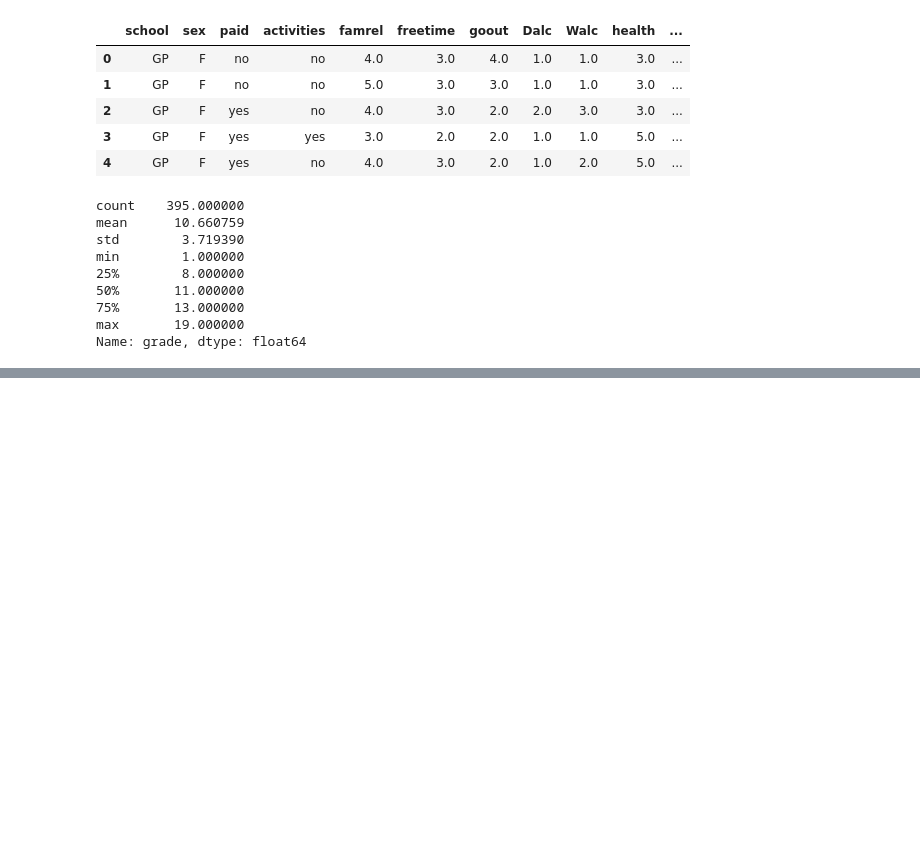
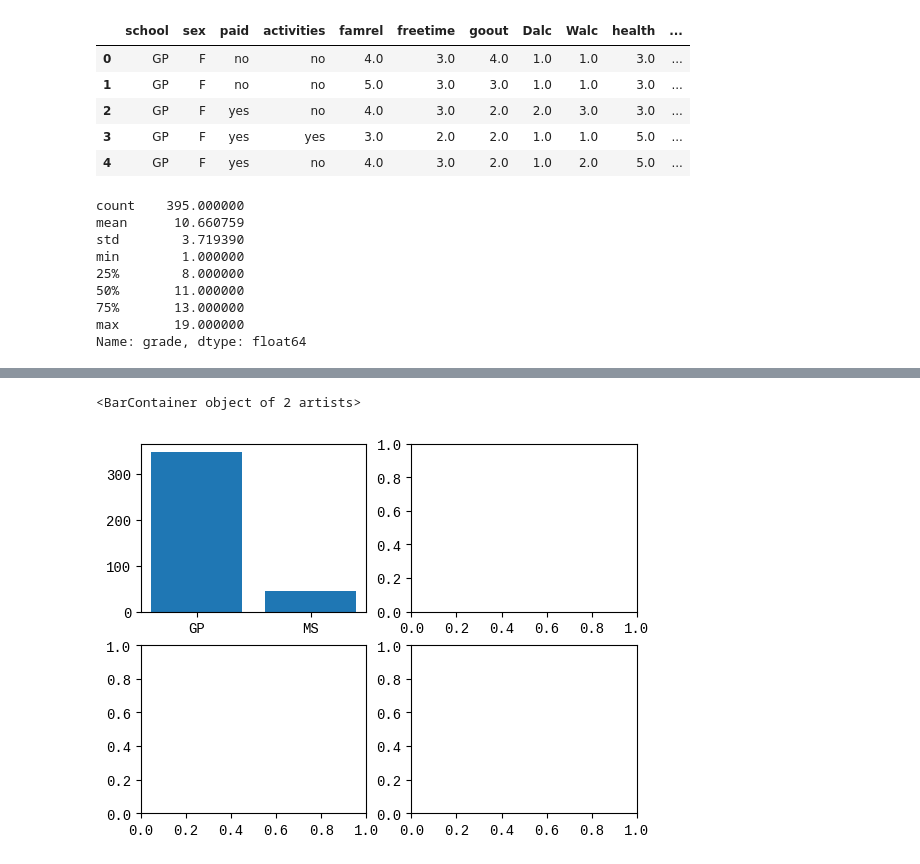
Before and after one commit to Eeun-ju/ADP_Test, a Jupyter notebook: ADP_기출문제_230827.ipynb, the cells around one changed output, grey strips where cells are left out. Drawn from its saved outputs; the diff is of its cells as text; code cells hidden in the pictures; blank space fills up the shorter version.

```diff
--- a/ADP_기출문제_230827.ipynb
+++ b/ADP_기출문제_230827.ipynb
@@ -214,0 +270,6 @@ ShapiroResult(statistic=0.9871252179145813, pvalue=0.0014302099589258432)
+# %%
+fig, axs = plt.subplots(2,2)
+axs[0][0].bar(data.school.value_counts().index, data.school.value_counts().values)
+# %% [output]
+<BarContainer object of 2 artists>
+[figure, added]
```
Also changed, not shown: parts of 16 cells of this notebook.
